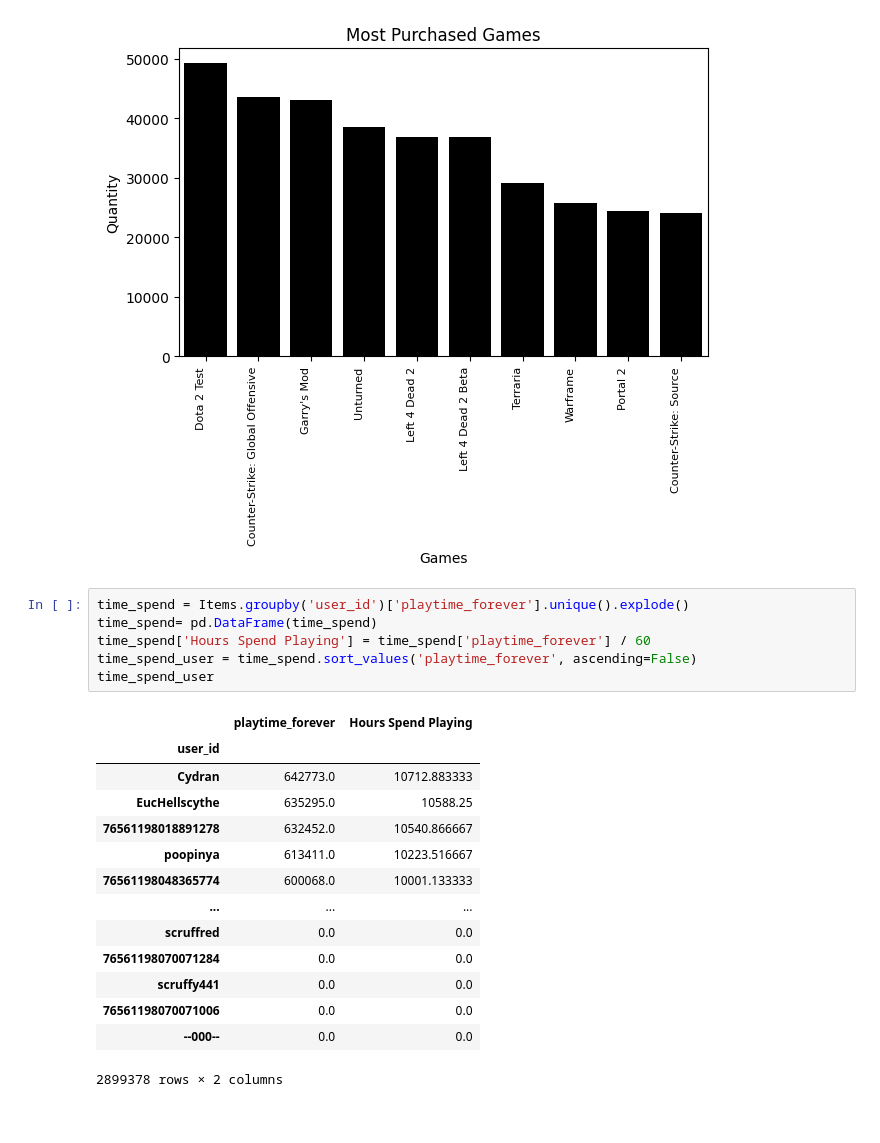
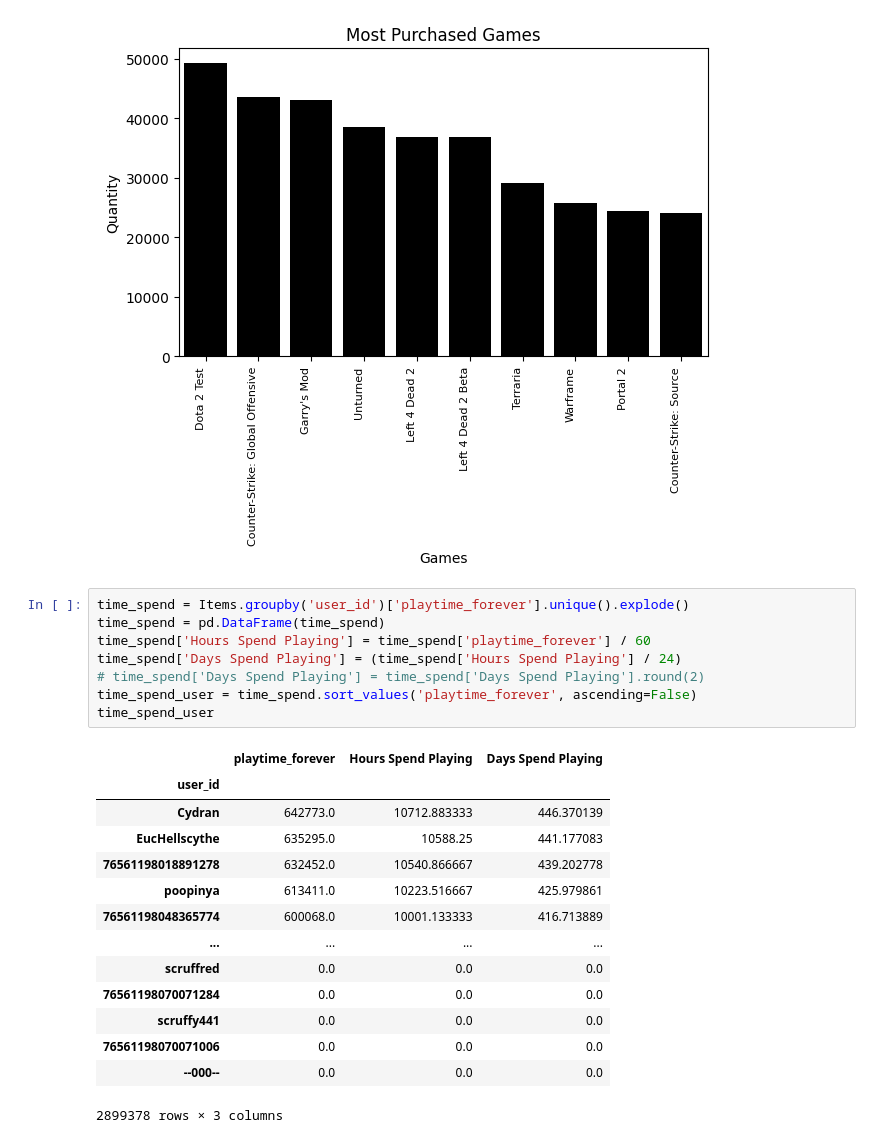
Before and after one commit to Jhonisnotreal/MLOPS_STEAM, a Jupyter notebook: EDA.ipynb, the cells around one changed output. Drawn from its saved outputs; the diff is of its cells as text.

```diff
--- a/EDA.ipynb
+++ b/EDA.ipynb
@@ -114,25 +275,27 @@ Text(0.5, 1.0, 'Most Purchased Games')
 [figure]
 # %%
 time_spend = Items.groupby('user_id')['playtime_forever'].unique().explode()
-time_spend= pd.DataFrame(time_spend)
+time_spend = pd.DataFrame(time_spend)
 time_spend['Hours Spend Playing'] = time_spend['playtime_forever'] / 60
+time_spend['Days Spend Playing'] = (time_spend['Hours Spend Playing'] / 24)
+# time_spend['Days Spend Playing'] = time_spend['Days Spend Playing'].round(2)
 time_spend_user = time_spend.sort_values('playtime_forever', ascending=False)
 time_spend_user
 # %% [output]
-|  | playtime_forever | Hours Spend Playing |
-| user_id |  |  |
-| Cydran | 642773.0 | 10712.883333 |
-| EucHellscythe | 635295.0 | 10588.25 |
-| 76561198018891278 | 632452.0 | 10540.866667 |
-| poopinya | 613411.0 | 10223.516667 |
-| 76561198048365774 | 600068.0 | 10001.133333 |
-| ... | ... | ... |
-| scruffred | 0.0 | 0.0 |
-| 76561198070071284 | 0.0 | 0.0 |
-| scruffy441 | 0.0 | 0.0 |
-| 76561198070071006 | 0.0 | 0.0 |
-| --000-- | 0.0 | 0.0 |
+|  | playtime_forever | Hours Spend Playing | Days Spend Playing |
+| user_id |  |  |  |
+| Cydran | 642773.0 | 10712.883333 | 446.370139 |
+| EucHellscythe | 635295.0 | 10588.25 | 441.177083 |
+| 76561198018891278 | 632452.0 | 10540.866667 | 439.202778 |
+| poopinya | 613411.0 | 10223.516667 | 425.979861 |
+| 76561198048365774 | 600068.0 | 10001.133333 | 416.713889 |
+| ... | ... | ... | ... |
+| scruffred | 0.0 | 0.0 | 0.0 |
+| 76561198070071284 | 0.0 | 0.0 | 0.0 |
+| scruffy441 | 0.0 | 0.0 | 0.0 |
+| 76561198070071006 | 0.0 | 0.0 | 0.0 |
+| --000-- | 0.0 | 0.0 | 0.0 |
-2899378 rows × 2 columns
+2899378 rows × 3 columns
 # %%
 plt.figure(figsize=(15,4))
 
```
Also changed, not shown: parts of 27 cells of this notebook, 2 other files.
